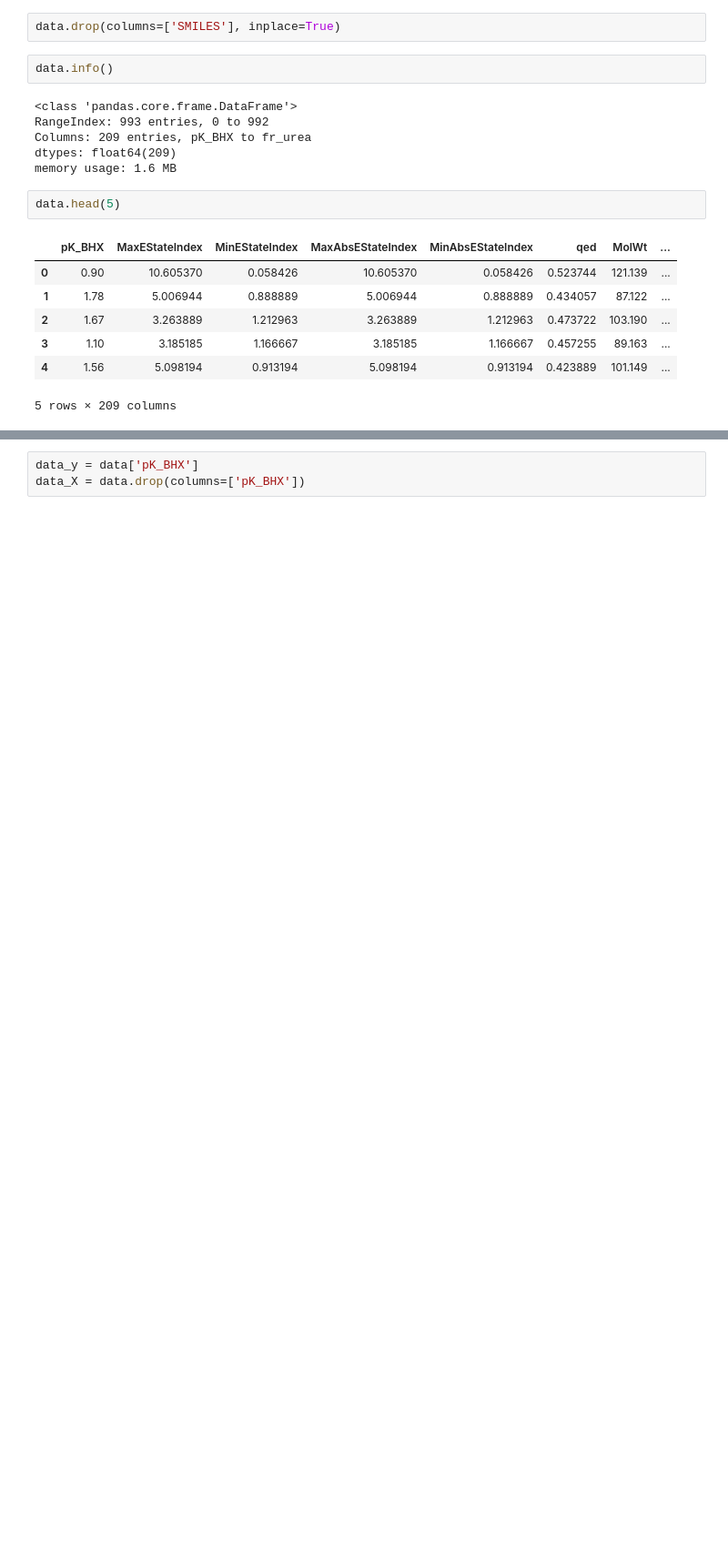
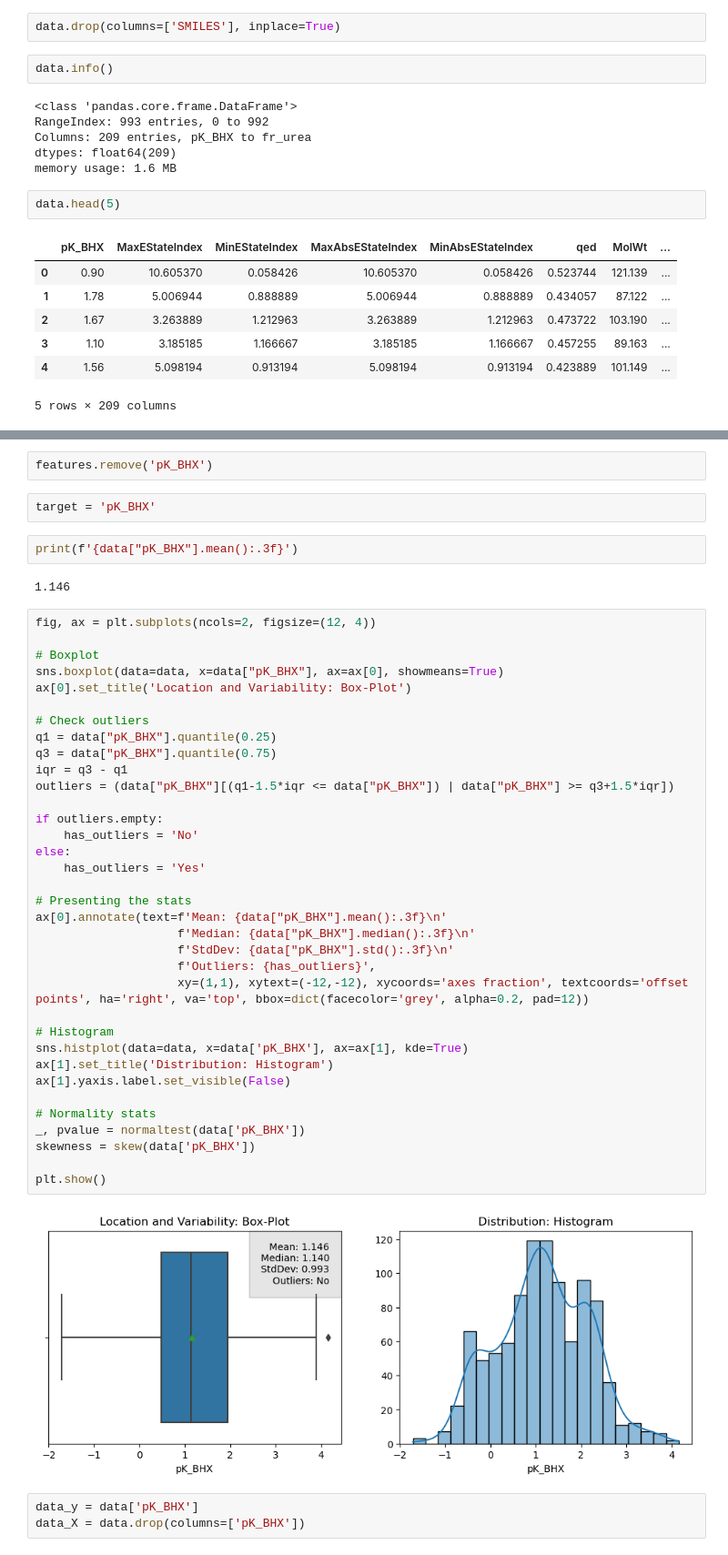
Before and after one commit to dmulysses/ml-regression-pkbhx, a Jupyter notebook: ml-regression-pkbhx.ipynb, the cells around one changed output, grey strips where cells are left out. Shown at 91% size. Saved outputs shown, nothing was run; the diff lists cells and outputs as text; blank space fills up the shorter version.

```diff
--- a/ml-regression-pkbhx.ipynb
+++ b/ml-regression-pkbhx.ipynb
@@ -147,3 +162,48 @@ data.head(5)
+# %%
+features.remove('pK_BHX')
+# %%
+target = 'pK_BHX'
+# %%
+print(f'{data["pK_BHX"].mean():.3f}')
+# %% [output]
+1.146
+# %%
+fig, ax = plt.subplots(ncols=2, figsize=(12, 4))
+
+# Boxplot
+sns.boxplot(data=data, x=data["pK_BHX"], ax=ax[0], showmeans=True)
+ax[0].set_title('Location and Variability: Box-Plot')
+
+# Check outliers
+q1 = data["pK_BHX"].quantile(0.25)
+q3 = data["pK_BHX"].quantile(0.75)
+iqr = q3 - q1
+outliers = (data["pK_BHX"][(q1-1.5*iqr <= data["pK_BHX"]) | data["pK_BHX"] >= q3+1.5*iqr])
+
+if outliers.empty:
+    has_outliers = 'No'
+else:
+    has_outliers = 'Yes'
+
+# Presenting the stats
+ax[0].annotate(text=f'Mean: {data["pK_BHX"].mean():.3f}\n'
+                    f'Median: {data["pK_BHX"].median():.3f}\n'
+                    f'StdDev: {data["pK_BHX"].std():.3f}\n'
+                    f'Outliers: {has_outliers}',
+                    xy=(1,1), xytext=(-12,-12), xycoords='axes fraction', textcoords='offset points', ha='right', va='top', bbox=dict(facecolor='grey', alpha=0.2, pad=12))
+
+# Histogram
+sns.histplot(data=data, x=data['pK_BHX'], ax=ax[1], kde=True)
+ax[1].set_title('Distribution: Histogram')
+ax[1].yaxis.label.set_visible(False)
+
+# Normality stats
+_, pvalue = normaltest(data['pK_BHX'])
+skewness = skew(data['pK_BHX'])
+
+plt.show()
+# %% [output]
+[figure, added]
 # %%
 data_y = data['pK_BHX']
 data_X = data.drop(columns=['pK_BHX'])
```
Also changed, not shown: parts of 30 cells of this notebook.
